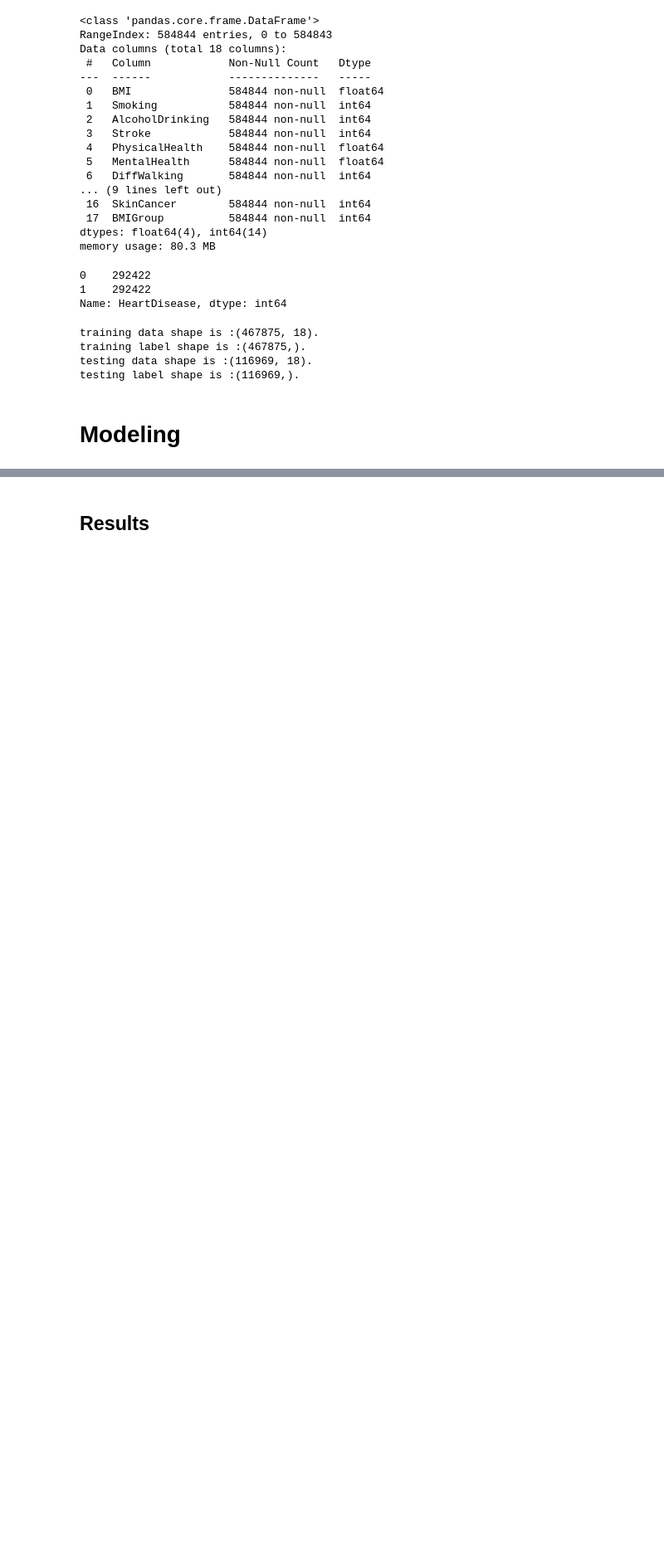
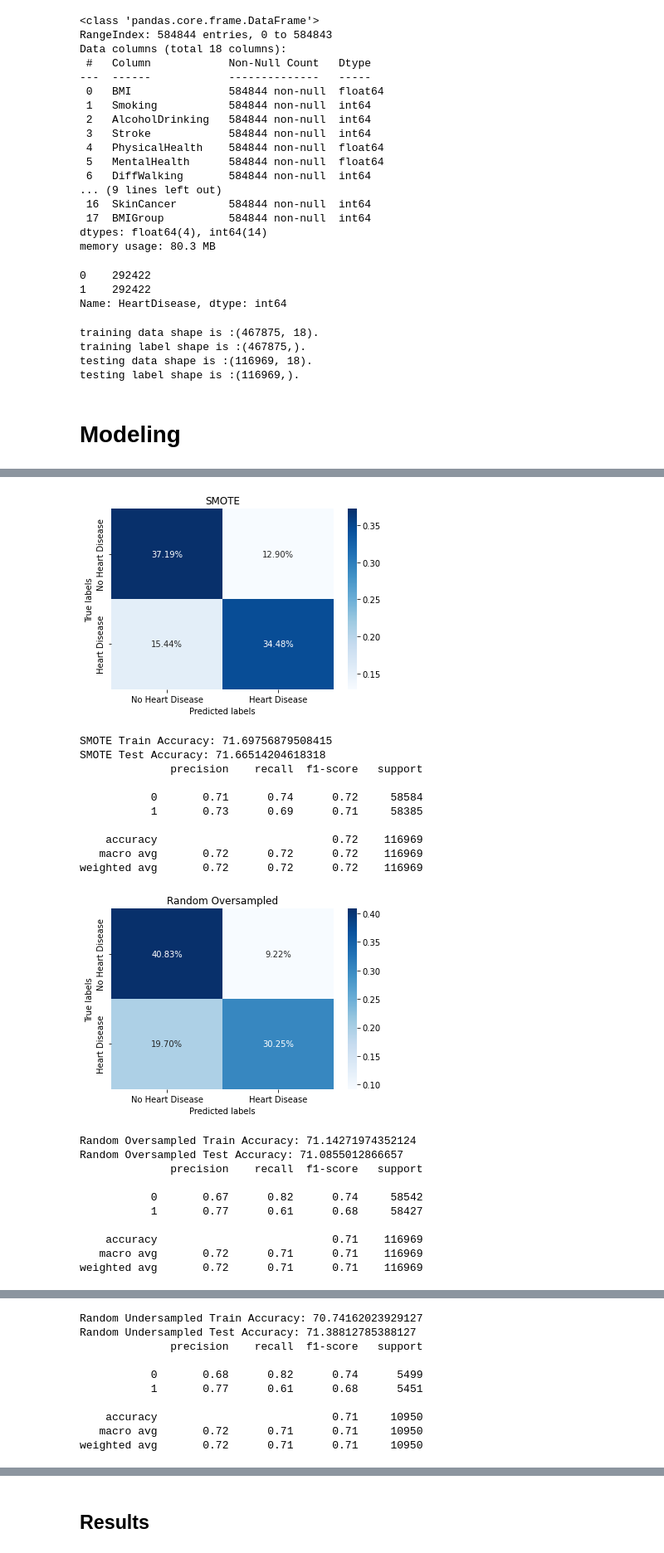
Before and after one commit to sophtsai/Heart-Disease-ML, a Jupyter notebook: Predicting_Heart_Disease_Final.ipynb, the cells around one changed output, grey strips where cells are left out. Shown at 83% size. Cells and saved outputs as stored; diff of their text form; code cells hidden in the pictures; blank space fills up the shorter version.

```diff
--- a/Predicting_Heart_Disease_Final.ipynb
+++ b/Predicting_Heart_Disease_Final.ipynb
@@ -607,0 +654,27 @@ weighted avg       0.77      0.77      0.77     10950
+# %%
+model = GaussianNB()
+# %%
+test_model("Gaussian Naive Bayes", model)
+# %% [output]
+[figure, added]
+SMOTE Train Accuracy: 71.69756879508415
+SMOTE Test Accuracy: 71.66514204618318
+              precision    recall  f1-score   support
+
+           0       0.71      0.74      0.72     58584
+           1       0.73      0.69      0.71     58385
+
+    accuracy                           0.72    116969
+   macro avg       0.72      0.72      0.72    116969
+weighted avg       0.72      0.72      0.72    116969
+[figure, added]
+Random Oversampled Train Accuracy: 71.14271974352124
+Random Oversampled Test Accuracy: 71.0855012866657
+              precision    recall  f1-score   support
+
+           0       0.67      0.82      0.74     58542
+           1       0.77      0.61      0.68     58427
+
+    accuracy                           0.71    116969
+   macro avg       0.72      0.71      0.71    116969
+weighted avg       0.72      0.71      0.71    116969
@@ -607,0 +682,10 @@ weighted avg       0.77      0.77      0.77     10950
+Random Undersampled Train Accuracy: 70.74162023929127
+Random Undersampled Test Accuracy: 71.38812785388127
+              precision    recall  f1-score   support
+
+           0       0.68      0.82      0.74      5499
+           1       0.77      0.61      0.68      5451
+
+    accuracy                           0.71     10950
+   macro avg       0.72      0.71      0.71     10950
+weighted avg       0.72      0.71      0.71     10950
```
Also changed, not shown: parts of 53 cells of this notebook.
